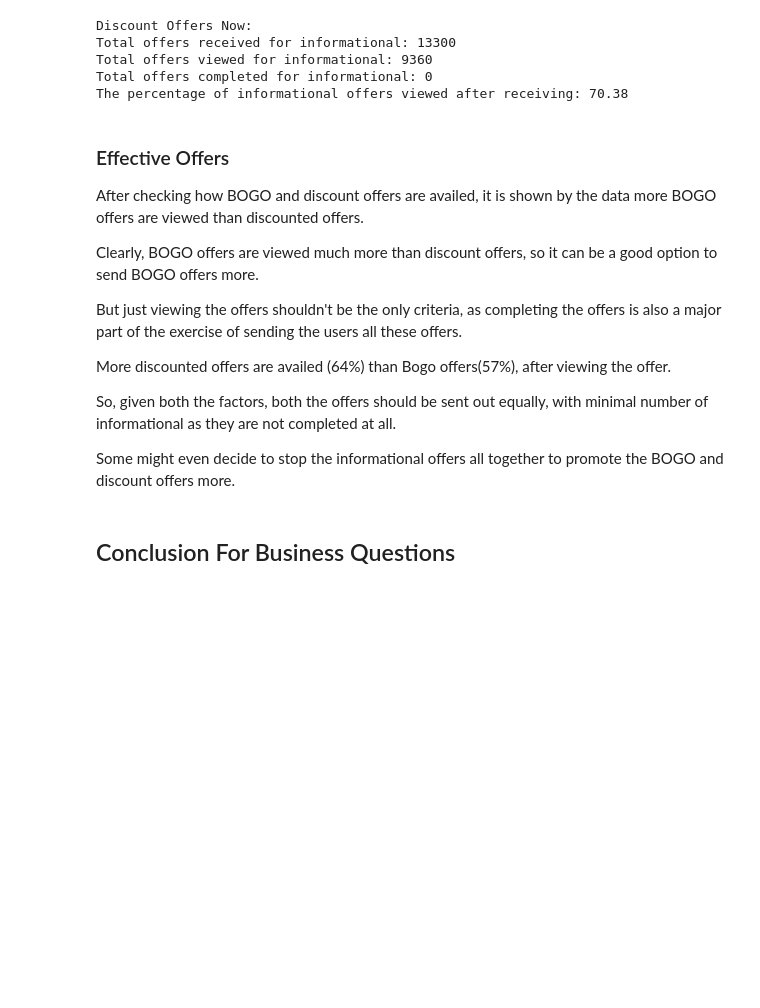
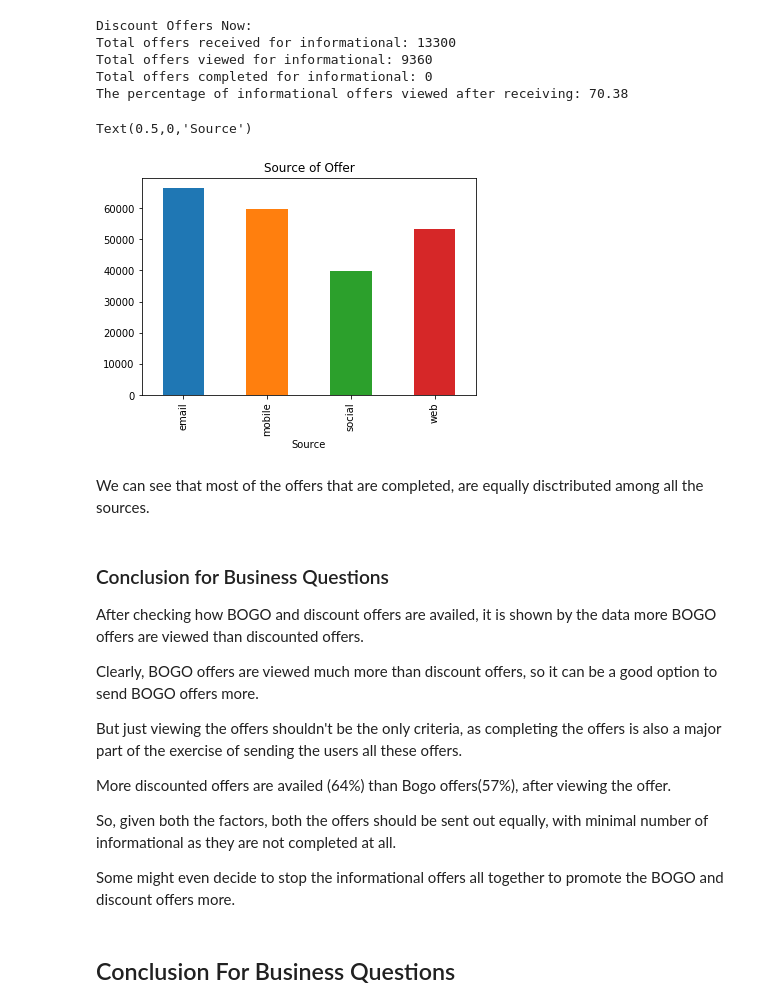
Before and after one commit to shagangrewal/Starbucks_Capstone, a Jupyter notebook: Starbucks_Capstone_notebook.ipynb, the cells around one changed output. Drawn from its saved outputs; the diff is of its cells as text; code cells hidden in the pictures; blank space fills up the shorter version.

```diff
--- a/Starbucks_Capstone_notebook.ipynb
+++ b/Starbucks_Capstone_notebook.ipynb
@@ -886,8 +889,19 @@ Total offers received for informational: 13300
 Total offers viewed for informational: 9360
 Total offers completed for informational: 0
 The percentage of informational offers viewed after receiving: 70.38
+# %%
+#sources from where most of the offers are completed
+offers_types = df[df['offer received']==1][['email', 'mobile', 'social', 'web']].sum()
+offers_types_dist = offers_types.plot.bar(title='Source of Offer')
+offers_types_dist.set_xlabel('Source')
+# %% [output]
+Text(0.5,0,'Source')
+[figure, added]
+# %% [markdown]
+We can see that most of the offers that are completed, are equally disctributed among all the sources.
 # %% [markdown]
-### Effective Offers
+### Conclusion for Business Questions
+
 After checking how BOGO and discount offers are availed, it is shown by the data more BOGO offers are viewed than discounted offers.
 
 Clearly, BOGO offers are viewed much more than discount offers, so it can be a good option to send BOGO offers more.
```
Also changed, not shown: parts of 35 cells of this notebook.
